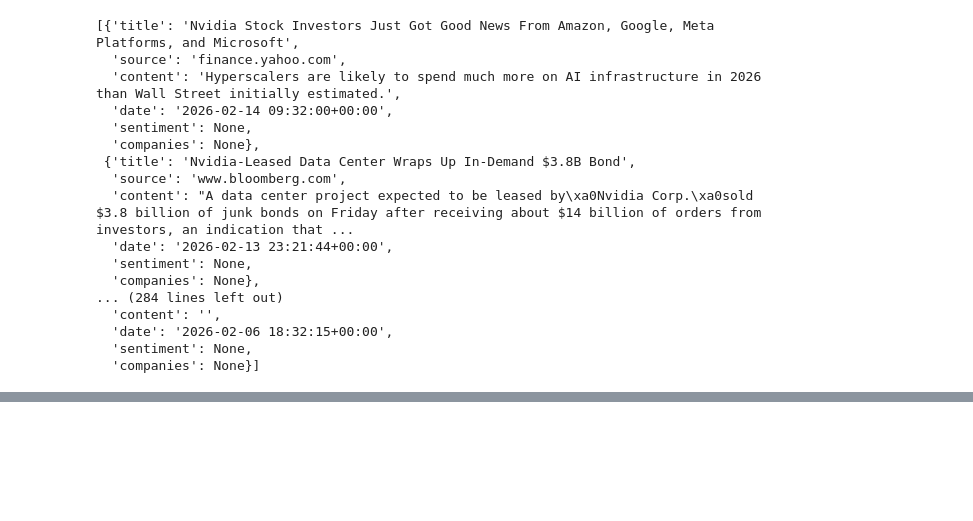
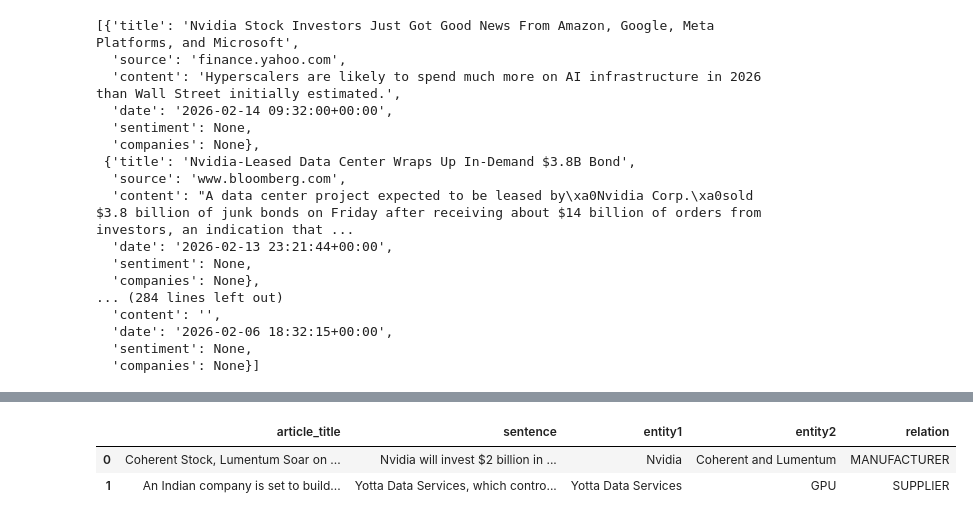
Before and after one commit to a-njan-a/Supply-chain-mapping, a Jupyter notebook: finlight_api.ipynb, the cells around one changed output, grey strips where cells are left out. Saved outputs shown, nothing was run; the diff lists cells and outputs as text; code cells hidden in the pictures; blank space fills up the shorter version.

```diff
--- a/finlight_api.ipynb
+++ b/finlight_api.ipynb
@@ -211,0 +344,3 @@ Original: Nvidia Corp. -> Linked: Nvidia Corp.
+# %%
+for token in sent:
+    print(token.text, token.dep_, token.head.text)
@@ -211,0 +390,2 @@ Original: Nvidia Corp. -> Linked: Nvidia Corp.
+# %%
+all_relations = []
@@ -211,0 +412,33 @@ Original: Nvidia Corp. -> Linked: Nvidia Corp.
+# %%
+for art in articles_list:
+
+    title = art["title"]
+    text = art["content"]
+
+    if not text:
+        continue
+
+    doc = nlp(text)
+
+    for sent in doc.sents:
+
+        ents = [ent for ent in sent.ents if ent.label_ == "ORG"]
+
+        if len(ents) < 2:
+            continue
+
+        for token in sent:
+
+            for relation, keywords in relation_patterns.items():
+
+                if token.lemma_.lower() in keywords:
+
+                    relation_record = {
+                        "article_title": title,
+                        "sentence": sent.text,
+                        "entity1": ents[0].text,
+                        "entity2": ents[1].text,
+                        "relation": relation
+                    }
+
+                    all_relations.append(relation_record)
@@ -211,0 +449,4 @@ Original: Nvidia Corp. -> Linked: Nvidia Corp.
+# %%
+import pandas as pd
+
+relations_df = pd.DataFrame(all_relations)
@@ -211,0 +465,6 @@ Original: Nvidia Corp. -> Linked: Nvidia Corp.
+# %%
+relations_df
+# %% [output]
+|  | article_title | sentence | entity1 | entity2 | relation |
+| 0 | Coherent Stock, Lumentum Soar on ... | Nvidia will invest $2 billion in ... | Nvidia | Coherent and Lumentum | MANUFACTURER |
+| 1 | An Indian company is set to build... | Yotta Data Services, which contro... | Yotta Data Services | GPU | SUPPLIER |
```
Also changed, not shown: parts of 29 cells of this notebook, 3 other files.
